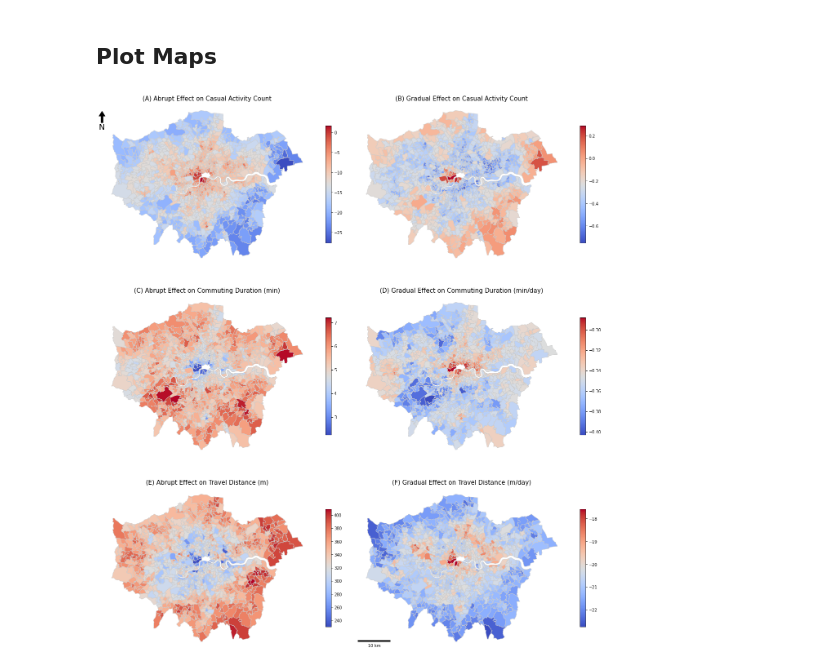
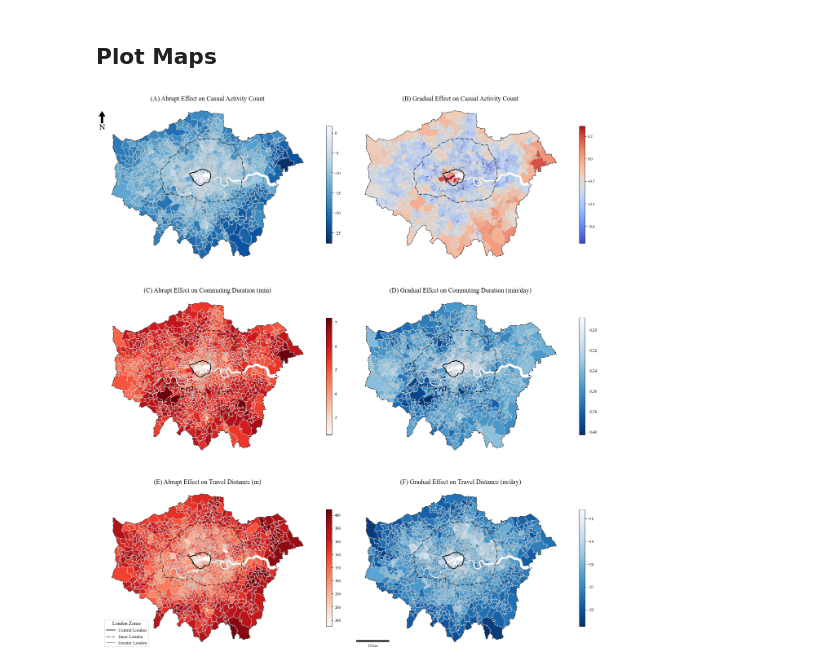
Before and after one commit to c-zhong-ucl-ac-uk/ULEZ-Expansion, a Jupyter notebook: Extended ITS.ipynb, the cells around one changed output. Drawn from its saved outputs; the diff is of its cells as text; code cells hidden in the pictures.

Commit message:
Update Figure 3

```diff
--- a/Extended ITS.ipynb
+++ b/Extended ITS.ipynb
@@ -579,56 +579,86 @@ plt.show()
 ## Plot Maps
 # %%
 # Plot six maps
+import matplotlib as mpl
+from matplotlib_scalebar.scalebar import ScaleBar
+from matplotlib.lines import Line2D
+
+# Use Times New Roman everywhere
+mpl.rcParams['font.family'] = 'serif'
+mpl.rcParams['font.serif'] = ['Times New Roman']
+
 # read data
 data1 = gpd.read_file('results/Casual Activity Count MSOA.geojson')
 data2 = gpd.read_file('results/Commuting Duration MSOA.geojson')
 data3 = gpd.read_file('results/Travel Distance MSOA.geojson')
 
+CentralLondon = gpd.read_file('UK Geo Data/CentralLondon_boundary.geojson').to_crs('epsg:27700')
+InnerLondon = gpd.read_file('UK Geo Data/InnerLondon_boundary.geojson').to_crs('epsg:27700')
+GLA = gpd.read_file("UK Geo Data/GLA_boundary.geojson").to_crs('epsg:27700')
+
 # plot
-fig, ax = plt.subplots(3, 2, figsize=(18, 20))
+fig, axes = plt.subplots(3, 2, figsize=(18, 20))
 legend_kwds={'shrink': 0.6}  # Shrink and position legend  #'anchor': (0, 0)
 
 # Casual Activity Count
-data1.plot(column='abrupt_effect', cmap='coolwarm', linewidth=0.8, ax=ax[0, 0], edgecolor='0.8', legend=True, legend_kwds=legend_kwds)
-ax[0, 0].set_title(f'(A) Abrupt Effect on Casual Activity Count', fontsize=15)
-ax[0, 0].axis('off')
-data1.plot(column='gradual_effect', cmap='coolwarm', linewidth=0.8, ax=ax[0, 1], edgecolor='0.8', legend=True, legend_kwds=legend_kwds)
-ax[0, 1].set_title(f'(B) Gradual Effect on Casual Activity Count', fontsize=15)
-ax[0, 1].axis('off')
+data1.plot(column='abrupt_effect', cmap='Blues_r', linewidth=0.8, ax=axes[0, 0], edgecolor='0.8', legend=True, legend_kwds=legend_kwds)
+axes[0, 0].set_title(f'(A) Abrupt Effect on Casual Activity Count', fontsize=16)
+data1.plot(column='gradual_effect', cmap='coolwarm', linewidth=0.8, ax=axes[0, 1], edgecolor='0.8', legend=True, legend_kwds=legend_kwds)
+axes[0, 1].set_title(f'(B) Gradual Effect on Casual Activity Count', fontsize=16)
 
 # Commuting Duration
-data2.plot(column='abrupt_effect', cmap='coolwarm', linewidth=0.8, ax=ax[1, 0], edgecolor='0.8', legend=True, legend_kwds=legend_kwds)
-ax[1, 0].set_title(f'(C) Abrupt Effect on Commuting Duration (min)', fontsize=15)
-ax[1, 0].axis('off')
-data2.plot(column='gradual_effect', cmap='coolwarm', linewidth=0.8, ax=ax[1, 1], edgecolor='0.8', legend=True, legend_kwds=legend_kwds)
-ax[1, 1].set_title(f'(D) Gradual Effect on Commuting Duration (min/day)', fontsize=15)
-ax[1, 1].axis('off')
+data2.plot(column='abrupt_effect', cmap='Reds', linewidth=0.8, ax=axes[1, 0], edgecolor='0.8', legend=True, legend_kwds=legend_kwds)
+axes[1, 0].set_title(f'(C) Abrupt Effect on Commuting Duration (min)', fontsize=16)
+data2.plot(column='gradual_effect', cmap='Blues_r', linewidth=0.8, ax=axes[1, 1], edgecolor='0.8', legend=True, legend_kwds=legend_kwds)
+axes[1, 1].set_title(f'(D) Gradual Effect on Commuting Duration (min/day)', fontsize=16)
 
 # Travel Distance
-data3.plot(column='abrupt_effect', cmap='coolwarm', linewidth=0.8, ax=ax[2, 0], edgecolor='0.8', legend=True, legend_kwds=legend_kwds)
-ax[2, 0].set_title(f'(E) Abrupt Effect on Travel Distance (m)', fontsize=15)
-ax[2, 0].axis('off')
-data3.plot(column='gradual_effect', cmap='coolwarm', linewidth=0.8, ax=ax[2, 1], edgecolor='0.8', legend=True, legend_kwds=legend_kwds)
-ax[2, 1].set_title(f'(F) Gradual Effect on Travel Distance (m/day)', fontsize=15)
-ax[2, 1].axis('off')
+data3.plot(column='abrupt_effect', cmap='Reds', linewidth=0.8, ax=axes[2, 0], edgecolor='0.8', legend=True, legend_kwds=legend_kwds)
+axes[2, 0].set_title(f'(E) Abrupt Effect on Travel Distance (m)', fontsize=16)
+data3.plot(column='gradual_effect', cmap='Blues_r', linewidth=0.8, ax=axes[2, 1], edgecolor='0.8', legend=True, legend_kwds=legend_kwds)
+axes[2, 1].set_title(f'(F) Gradual Effect on Travel Distance (m/day)', fontsize=16)
+
+# add London boundaries
+for ax in axes.flatten():
+    ax.axis('off')
+    # overlay zone boundaries with distinct styles
+    GLA.boundary.plot(ax=ax, edgecolor='black', linewidth=1.0, linestyle='--')
+    InnerLondon.boundary.plot(ax=ax, edgecolor='black', linewidth=1.2, linestyle='-.')
+    CentralLondon.boundary.plot(ax=ax, edgecolor='black', linewidth=1.5, linestyle='-')
+
+proxies = [
+    Line2D([0], [0], color='black', lw=1.5, ls='-'),
+    Line2D([0], [0], color='black', lw=1.2, ls='-.'),
+    Line2D([0], [0], color='black', lw=1.0, ls='--'),
+]
+axes[2, 0].legend(
+    proxies,
+    ['Central London', 'Inner London', 'Greater London'],
+    loc='lower left',
+    fontsize=11,
+    frameon=True,
+    title='London Zones',
+    title_fontsize=12,
+)
 
 # Add Compass
 x, y, arrow_length = 0, 0.95, 0.1
-ax[0, 0].annotate('N', xy=(x, y), xytext=(x, y-arrow_length),
+axes[0, 0].annotate('N', xy=(x, y), xytext=(x, y-arrow_length),
             arrowprops=dict(facecolor='black', width=5, headwidth=15),
             ha='center', va='center', fontsize=20,
-            xycoords=ax[0, 0].transAxes)
+            xycoords=axes[0, 0].transAxes)
 
 # Add scale bar
 scale = ScaleBar(
     dx=1,
     location="lower left",  # in relation to the whole plot
     scale_loc="bottom",  # in relation to the line
 )
-ax[2, 1].add_artist(scale)
+
+axes[2, 1].add_artist(scale)
 
 plt.tight_layout()
 plt.show()
-fig.savefig('results/Figure3.png')
+fig.savefig('results/Figure3.jpg', dpi=300, bbox_inches='tight')
 # %% [output]
-[figure, old version]
+[figure, new version]
```
Also changed, not shown: parts of 13 cells of this notebook, 6 other files.
